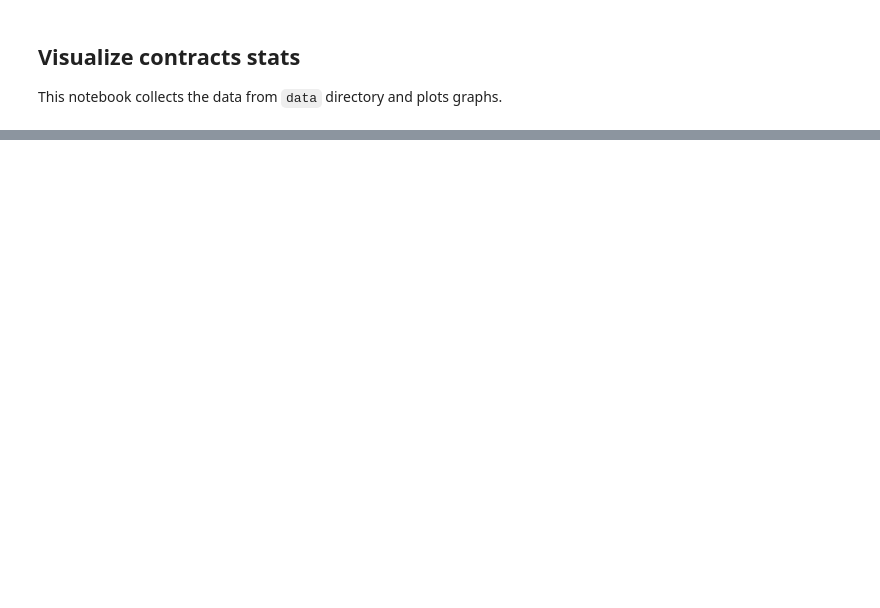
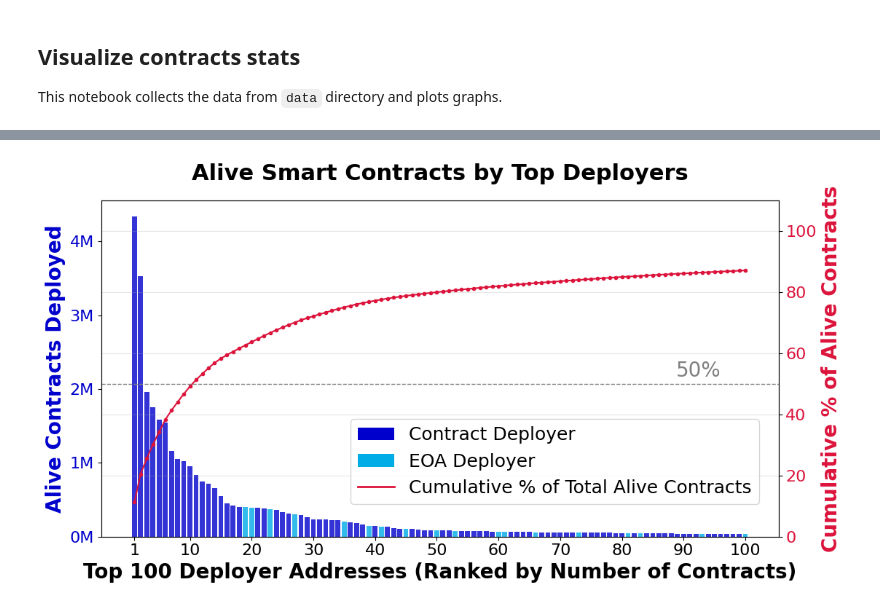
Before and after one commit to mab-xyz/crystal-clear, a Jupyter notebook: notebooks/plot_contract_stats.ipynb, the cells around one changed output, grey strips where cells are left out. Cells and saved outputs as stored; diff of their text form; code cells hidden in the pictures; blank space fills up the shorter version.

```diff
--- a/notebooks/plot_contract_stats.ipynb
+++ b/notebooks/plot_contract_stats.ipynb
@@ -199,0 +190,75 @@ plt.show()
+# %%
+
+# Load the data
+df = pd.read_csv("../data/raw/top_deployers_alive.csv")
+eoa_df = pd.read_csv("../data/raw/top_eoa_deployers_filtered.csv")
+
+# Sort the data
+df = df.sort_values(by="deployed_alive_contracts", ascending=False)
+
+# Compute cumulative sum and proportion
+total_alive_contracts = df["deployed_alive_contracts"].sum()
+df["cumulative_sum"] = df["deployed_alive_contracts"].cumsum()
+df["cumulative_proportion"] = df["cumulative_sum"] / total_alive_contracts * 100
+
+# Limit to top 51 addresses
+df = df.iloc[:100].reset_index(drop=True)
+
+# Set bar colors: light blue for EOAs, dark blue for others
+eoa_addresses = set(eoa_df["address"])
+df["color"] = df["address"].apply(lambda x: '#00ace6' if x in eoa_addresses else '#0000cc')  # Light blue vs default blue
+
+# Plot
+fig, ax1 = plt.subplots(figsize=(12, 6))
+
+# Bar chart
+bars = ax1.bar(df.index, df["deployed_alive_contracts"], color=df["color"], alpha=0.8, label='Alive Contracts Deployed')
+ax1.set_xlabel("Top 100 Deployer Addresses (Ranked by Number of Contracts)", fontsize=20)
+# Define the custom x-ticks you want to show
+xticks_to_show = [0] + [i for i in range(9, len(df), 10)]  # 0-indexed, so 0 (for 1), 9 (for 10), 19 (for 20), etc.
+xtick_labels = [i + 1 for i in xticks_to_show]             # Convert to 1-based labels
+
+# Apply the custom ticks
+ax1.set_xticks(xticks_to_show)
+ax1.set_xticklabels(xtick_labels)
+ax1.set_ylabel("Alive Contracts Deployed", color='#0000cc', fontsize=20)
+ax1.tick_params(axis='y', labelcolor='#0000cc')
+ax1.yaxis.set_major_formatter(mtick.FuncFormatter(lambda x, _: f'{x/1e6:.0f}M'))
+
+# Line chart
+ax2 = ax1.twinx()
+ax2.plot(df.index, df["cumulative_proportion"], marker='.', linestyle='-', color='crimson', label='Cumulative % of Total Alive Contracts')
+ax2.set_ylabel("Cumulative % of Alive Contracts", color='crimson', fontsize=20)
+ax2.tick_params(axis='y', labelcolor='crimson')
+ax2.set_ylim(0, 110)
+ax2.axhline(50, color='gray', linestyle='--', linewidth=1)
+ax2.text(len(df)*0.95, 51, '50%', color='gray', ha='right', va='bottom', fontsize=20)
+
+# Title and grid
+plt.title("Alive Smart Contracts by Top Deployers", fontsize=22, fontweight='bold', pad=20)
+plt.grid(alpha=0.3)
+
+# Legend
+from matplotlib.patches import Patch
+legend_elements = [
+    Patch(facecolor='#0000cc', label='Contract Deployer'),
+    Patch(facecolor='#00ace6', label='EOA Deployer'),
+    plt.Line2D([0], [0], color='crimson', lw=2, label='Cumulative % of Total Alive Contracts')
+]
+fig.legend(handles=legend_elements, loc='upper left', bbox_to_anchor=(0.4, 0.4), fontsize=18)
+
+plt.rcParams.update({
+    'font.size': 20,  # General font size
+    'axes.labelsize': 20,  # Bigger axis labels
+    'axes.labelweight': 'bold',
+    'axes.titlesize': 20,  # Bigger title
+    'xtick.labelsize': 20,  # Bigger tick labels
+    'ytick.labelsize': 20,
+    'legend.fontsize': 20  # Bigger legend
+})
+
+# plt.tight_layout()
+plt.savefig("../data/figures/top_100_deployers.pdf", format='pdf', bbox_inches='tight')
+plt.show()
+# %% [output]
+[figure, added]
```
Also changed, not shown: parts of 10 cells of this notebook, 27 other files.
